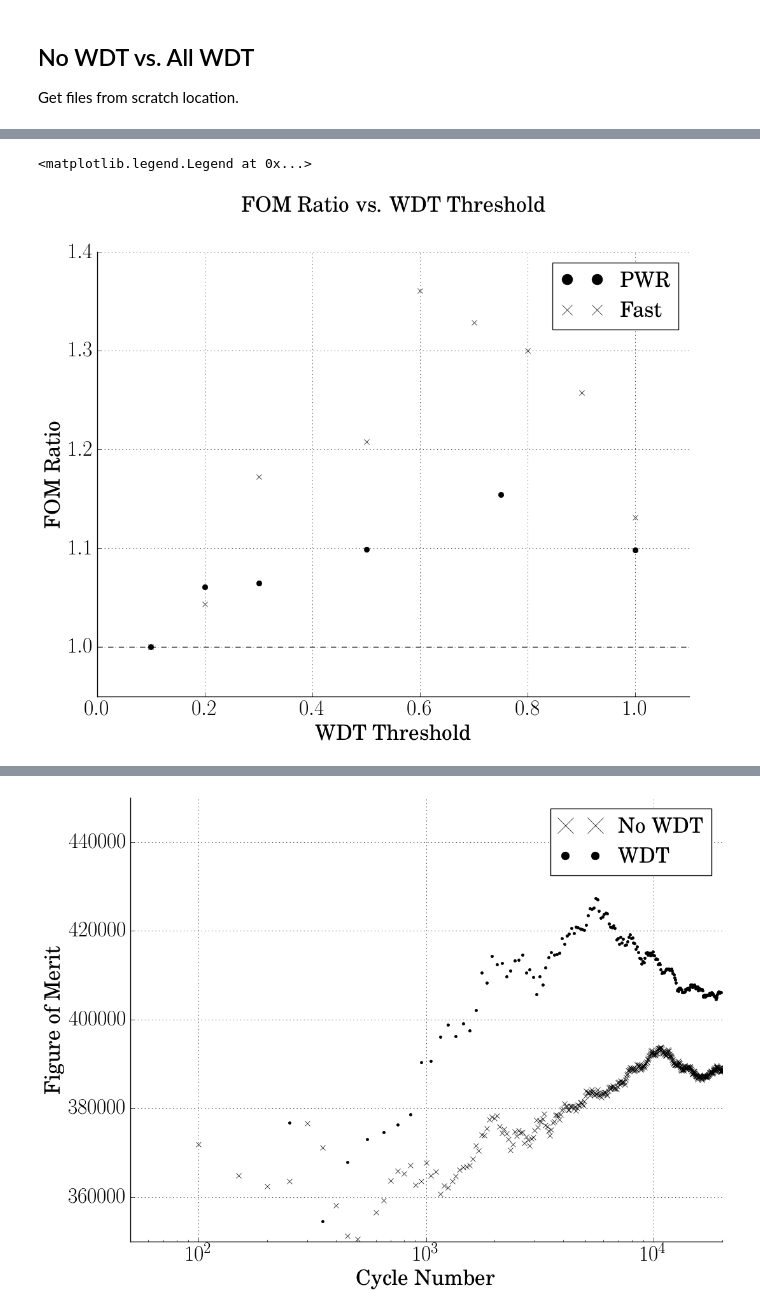
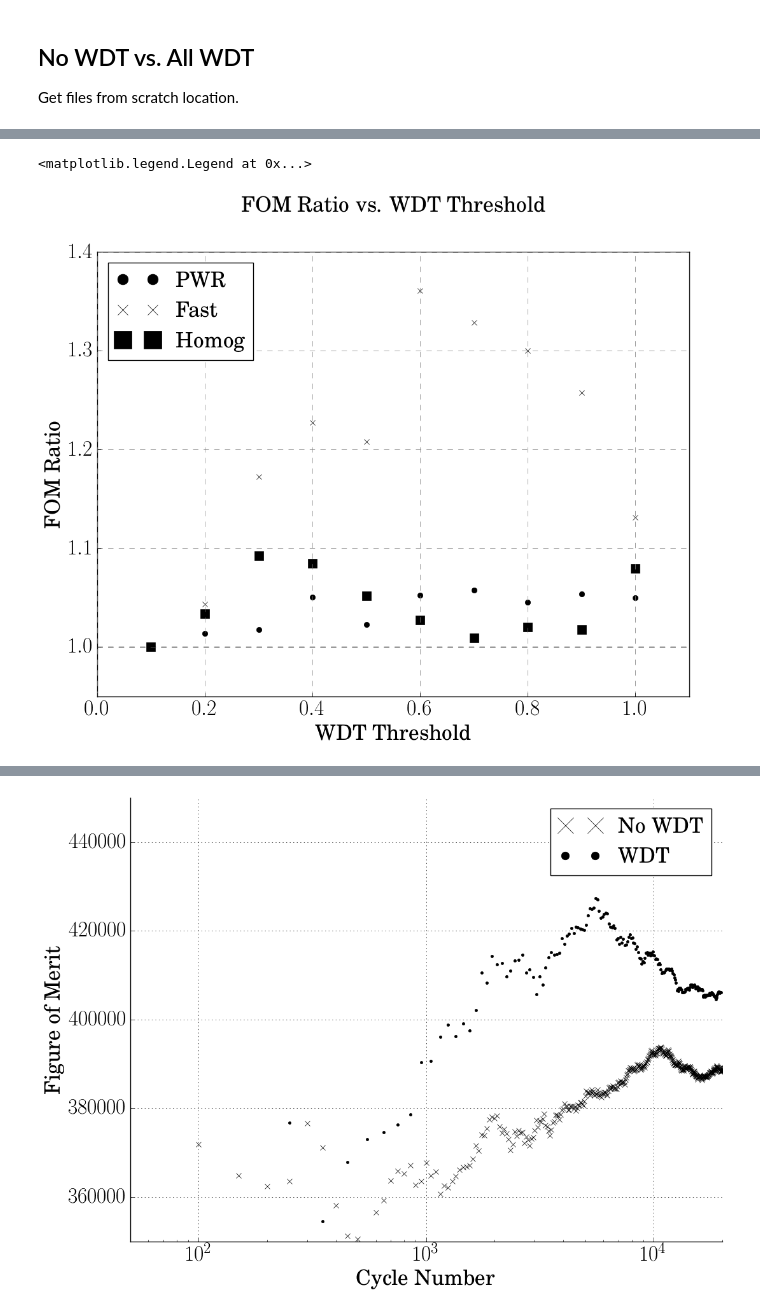
Before and after one commit to JessicaRehak/WDT_Analysis, a Jupyter notebook: WDT_analysis.ipynb, the cells around one changed output, grey strips where cells are left out. Cells and saved outputs as stored; diff of their text form; code cells hidden in the pictures.

```diff
--- a/WDT_analysis.ipynb
+++ b/WDT_analysis.ipynb
@@ -12,8 +13,8 @@ plt.rc('font', family='serif')
 def plot_setup(xlabel, ylabel, title, font=12):
     plt.figure(figsize=(12, 9))
     ax = plt.subplot(111)
-    ax.spines["top"].set_visible(False)
-    ax.spines["right"].set_visible(False)
+    #ax.spines["top"].set_visible(False)
+    #ax.spines["right"].set_visible(False)
     ax.get_xaxis().tick_bottom()
     ax.get_yaxis().tick_left()
     plt.xticks(fontsize=font)
@@ -21,6 +22,7 @@ def plot_setup(xlabel, ylabel, title, font=12):
     plt.ylabel(ylabel,fontsize=font)
     plt.xlabel(xlabel,fontsize=font)
     plt.title(title, y=1.08, fontsize = font)
+    #plt.rc('grid', linestyle="--", color='gray')
     plt.grid('on')
 # %% [markdown]
 # Homogenous Fuel Element
@@ -42,0 +56,6 @@ Uploaded 198 files.
+# %%
+base = '/home/josh/downloads/scratch/homog/S0100/'
+x_homog = np.linspace(0.1,1,10)
+dir = [base + 'W' + str('{:0>4d}'.format(int(n*1000))) for n in x_homog]
+name = [str(n) for n in x_homog]
+homog_comp = fom.Comparator(dir,name)
@@ -43,6 +73,7 @@ Uploaded 198 files.
 # %%
-base = '/home/josh/downloads/scratch/pwr/'
-dir = [base + n for n in ['0100','0200','0300','0500','0750','1000']]
-name = ['01','02','03','05','075','1']
+base = '/home/josh/downloads/scratch/pwr/S0100/'
+x_pwr = np.linspace(0.1,1,10)
+dir = [base + 'W' + str('{:0>4d}'.format(int(n*1000))) for n in x_pwr]
+name = [str(n) for n in x_pwr]
 pwr_comp = fom.Comparator(dir,name)
 # %% [output]
@@ -73,0 +90,6 @@ array([ 0.1,  0.2,  0.3,  0.4,  0.5,  0.6,  0.7,  0.8,  0.9,  1. ])
+# %%
+base = '/home/josh/downloads/scratch/fast_pincell/S0100/'
+x_fast = np.linspace(0.1,1,10)
+dir = [base + 'W' + str('{:0>4d}'.format(int(n*1000))) for n in x_fast]
+name = [str(n) for n in x_fast]
+fast_comp = fom.Comparator(dir,name)
@@ -74,18 +107,21 @@ array([ 0.1,  0.2,  0.3,  0.4,  0.5,  0.6,  0.7,  0.8,  0.9,  1. ])
 # %%
 label = 'INF_FLX'
 grp = 1
 n_pts = 20
 names, ratio = pwr_comp.ratio(label,grp,n_pts)
-#names2, ratio2 = homog_comp.ratio(label,grp,n_pts)
+names2, ratio2 = homog_comp.ratio(label,grp,n_pts)
 names3, ratio3 = fast_comp.ratio(label,grp,n_pts)
+
 plot_setup('WDT Threshold','FOM Ratio','FOM Ratio vs. WDT Threshold',24)
-plt.plot([0.1,0.2,0.3,0.5,0.75,1.0],ratio,'ko',markersize=6, label='PWR')
-plt.plot([ 0.1,  0.2,  0.3,  0.5,  0.6,  0.7,  0.8,  0.9,  1. ],ratio3,'xk',markersize=6, label='Fast')
-#plt.plot([0.1,0.2,0.3,0.5,0.8,1.0],ratio2,'-ks',markersize=10, label='Homog')
+
+plt.plot(x_pwr,ratio,'ko',markersize=6, label='PWR')
+plt.plot(x_fast,ratio3,'xk',markersize=6, label='Fast')
+plt.plot(x_homog,ratio2,'ks',markersize=10, label='Homog')
+
 plt.xlim([0,1.1])
 plt.axhline(y=1.0, color='k',linestyle='--')
 plt.legend(loc='best', markerscale = 2.0, fontsize = 24)
 # %% [output]
 <matplotlib.legend.Legend at 0x...>
-[figure, old version]
+[figure, new version]
 # %%
```
Also changed, not shown: parts of 11 cells of this notebook, 4 other files.
